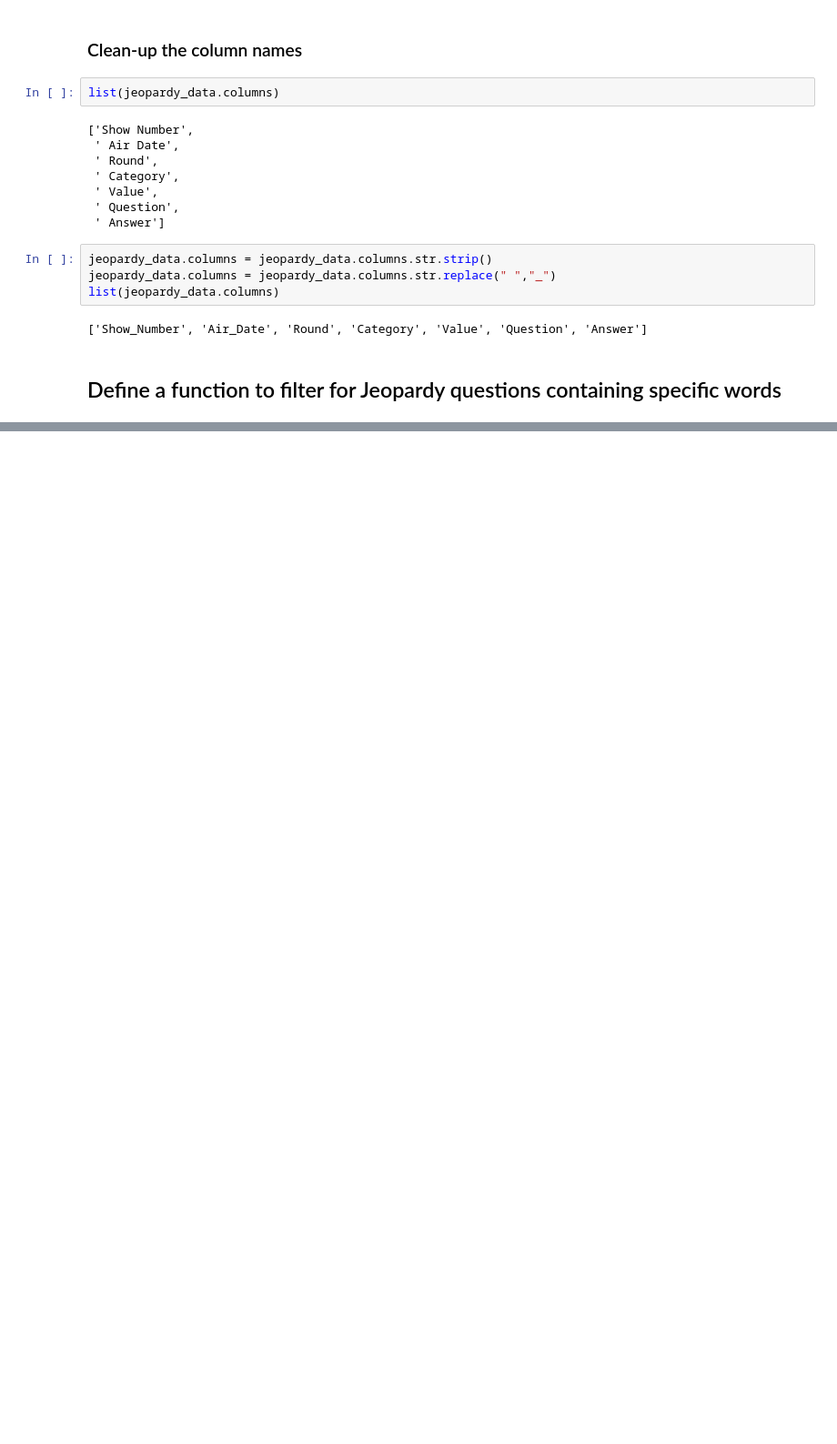
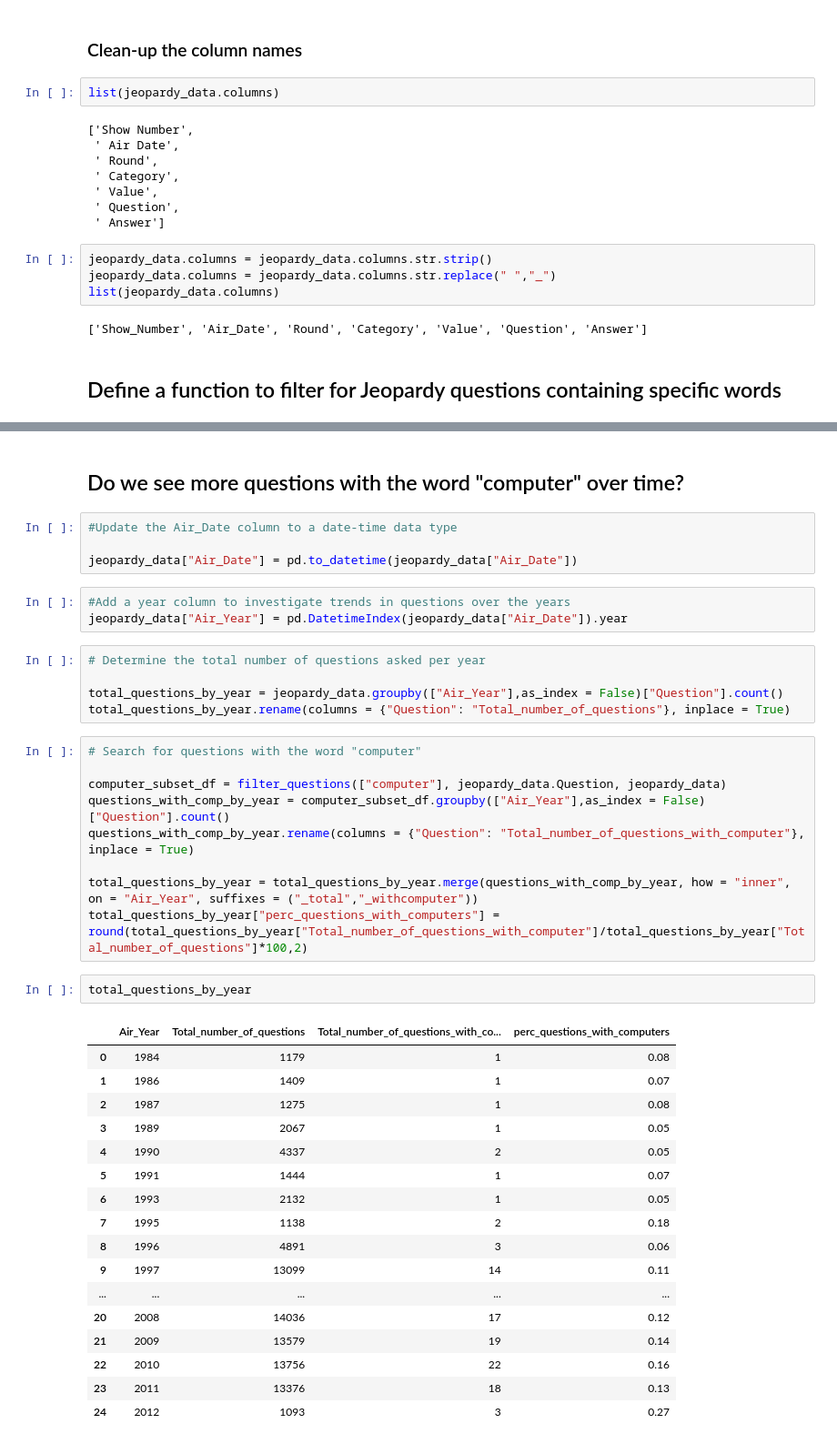
Before and after one commit to blair-chan/CodeAcademy, a Jupyter notebook: jeopardy.ipynb, the cells around one changed output, grey strips where cells are left out. Shown: that part at 91% size. Drawn from its saved outputs; the diff is of its cells as text; blank space fills up the shorter version.

```diff
--- a/jeopardy.ipynb
+++ b/jeopardy.ipynb
@@ -60,0 +128,43 @@ filter_questions(fake_list, jeopardy_data.Question, jeopardy_data)
+# %% [markdown]
+## Do we see more questions with the word "computer" over time?
+# %%
+#Update the Air_Date column to a date-time data type
+
+jeopardy_data["Air_Date"] = pd.to_datetime(jeopardy_data["Air_Date"])
+# %%
+#Add a year column to investigate trends in questions over the years
+jeopardy_data["Air_Year"] = pd.DatetimeIndex(jeopardy_data["Air_Date"]).year
+# %%
+# Determine the total number of questions asked per year
+
+total_questions_by_year = jeopardy_data.groupby(["Air_Year"],as_index = False)["Question"].count()
+total_questions_by_year.rename(columns = {"Question": "Total_number_of_questions"}, inplace = True)
+# %%
+# Search for questions with the word "computer"
+
+computer_subset_df = filter_questions(["computer"], jeopardy_data.Question, jeopardy_data)
+questions_with_comp_by_year = computer_subset_df.groupby(["Air_Year"],as_index = False)["Question"].count()
+questions_with_comp_by_year.rename(columns = {"Question": "Total_number_of_questions_with_computer"}, inplace = True)
+
+total_questions_by_year = total_questions_by_year.merge(questions_with_comp_by_year, how = "inner", on = "Air_Year", suffixes = ("_total","_withcomputer"))
+total_questions_by_year["perc_questions_with_computers"] = round(total_questions_by_year["Total_number_of_questions_with_computer"]/total_questions_by_year["Total_number_of_questions"]*100,2)
+# %%
+total_questions_by_year
+# %% [output]
+|  | Air_Year | Total_number_of_questions | Total_number_of_questions_with_co... | perc_questions_with_computers |
+| 0 | 1984 | 1179 | 1 | 0.08 |
+| 1 | 1986 | 1409 | 1 | 0.07 |
+| 2 | 1987 | 1275 | 1 | 0.08 |
+| 3 | 1989 | 2067 | 1 | 0.05 |
+| 4 | 1990 | 4337 | 2 | 0.05 |
+| 5 | 1991 | 1444 | 1 | 0.07 |
+| 6 | 1993 | 2132 | 1 | 0.05 |
+| 7 | 1995 | 1138 | 2 | 0.18 |
+| 8 | 1996 | 4891 | 3 | 0.06 |
+| 9 | 1997 | 13099 | 14 | 0.11 |
+| ... | ... | ... | ... | ... |
+| 20 | 2008 | 14036 | 17 | 0.12 |
+| 21 | 2009 | 13579 | 19 | 0.14 |
+| 22 | 2010 | 13756 | 22 | 0.16 |
+| 23 | 2011 | 13376 | 18 | 0.13 |
+| 24 | 2012 | 1093 | 3 | 0.27 |
```
Also changed, not shown: parts of 16 cells of this notebook.
